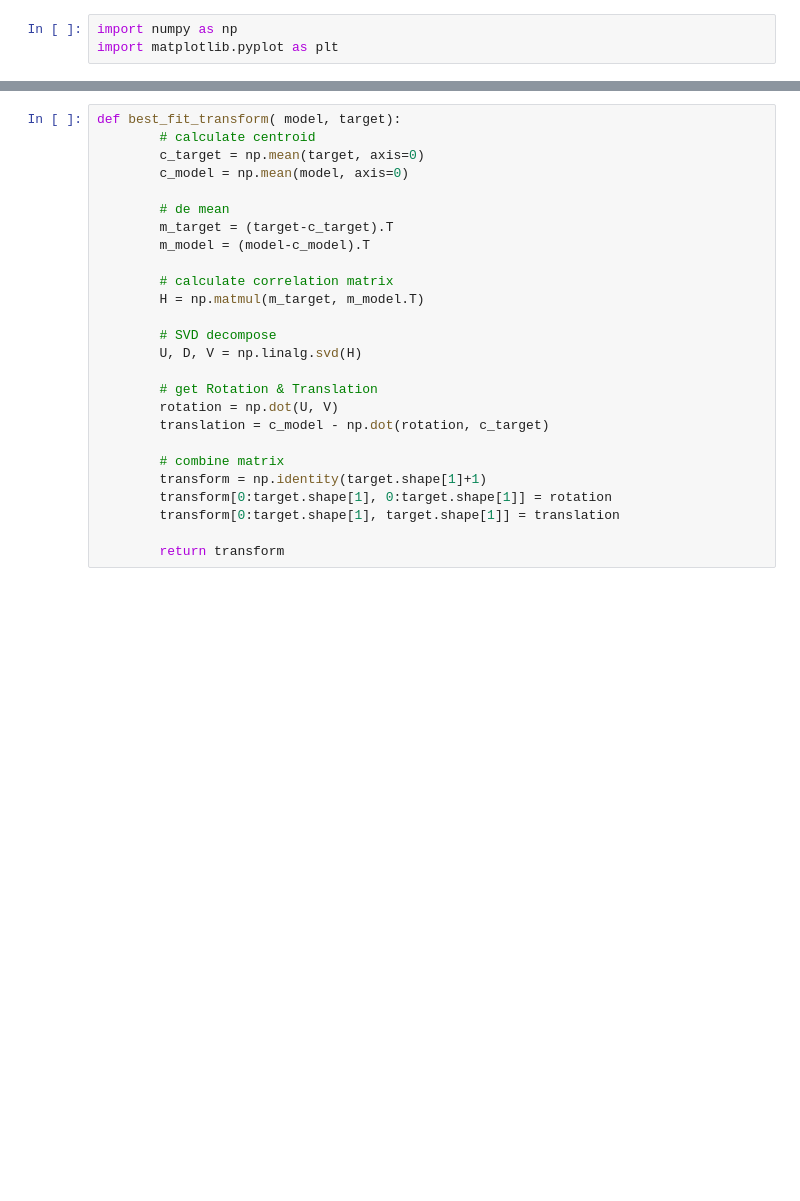
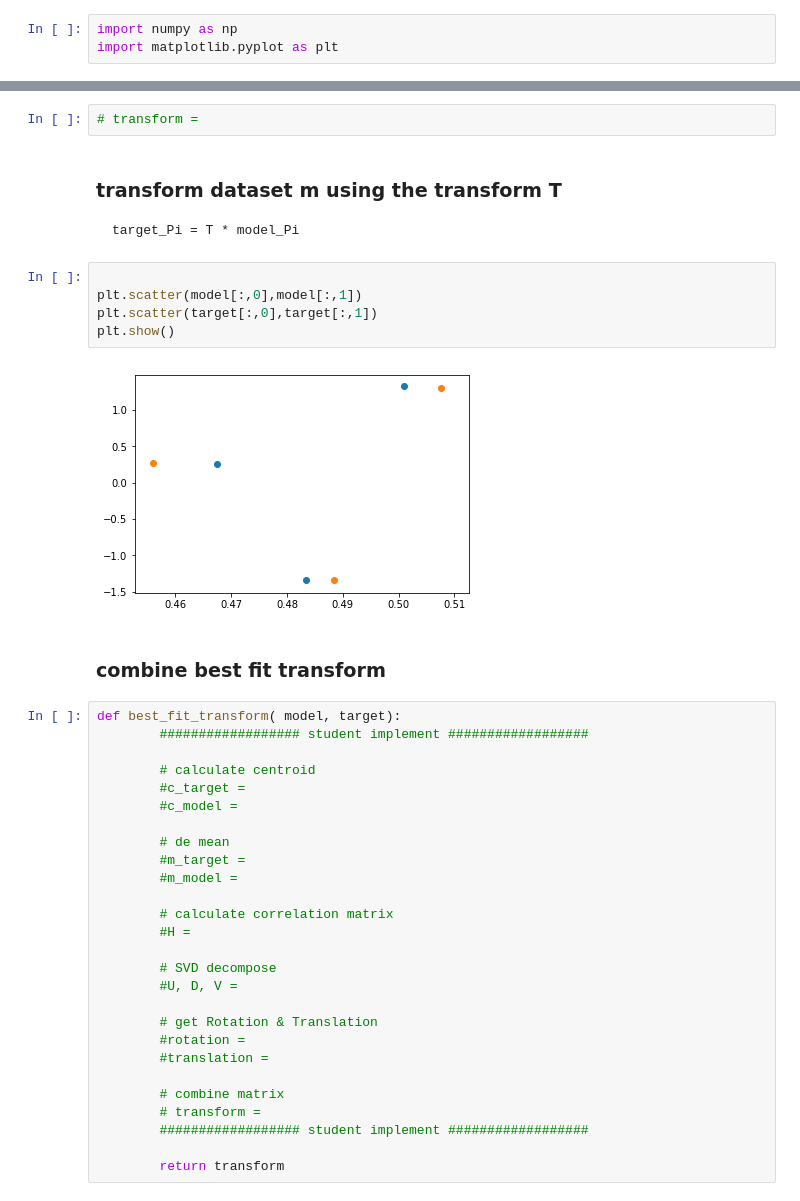
Before and after one commit to OpenPPAT/HCC-Lab-2020, a Jupyter notebook: 03-ICP-apriltag-gate/catkin_ws/src/icp/src/icp-2d.ipynb, the cells around one changed output, grey strips where cells are left out. Drawn from its saved outputs; the diff is of its cells as text; blank space fills up the shorter version.

```diff
--- a/03-ICP-apriltag-gate/catkin_ws/src/icp/src/icp-2d.ipynb
+++ b/03-ICP-apriltag-gate/catkin_ws/src/icp/src/icp-2d.ipynb
@@ -27,26 +90,41 @@ plt.show()
+# %%
+# transform =
+# %% [markdown]
+### transform dataset m using the transform T
+    target_Pi = T * model_Pi
+# %%
+
+plt.scatter(model[:,0],model[:,1])
+plt.scatter(target[:,0],target[:,1])
+plt.show()
+# %% [output]
+[figure, added]
+# %% [markdown]
+### combine best fit transform
 # %%
 def best_fit_transform( model, target):
+        ################## student implement ##################
+
         # calculate centroid
-        c_target = np.mean(target, axis=0)
-        c_model = np.mean(model, axis=0)
+        #c_target =
+        #c_model =
 
         # de mean
-        m_target = (target-c_target).T
-        m_model = (model-c_model).T
+        #m_target =
+        #m_model =
 
         # calculate correlation matrix
-        H = np.matmul(m_target, m_model.T)
+        #H =
 
         # SVD decompose
-        U, D, V = np.linalg.svd(H)
+        #U, D, V =
 
         # get Rotation & Translation
-        rotation = np.dot(U, V)
-        translation = c_model - np.dot(rotation, c_target)
+        #rotation =
+        #translation =
 
         # combine matrix
-        transform = np.identity(target.shape[1]+1)
-        transform[0:target.shape[1], 0:target.shape[1]] = rotation
-        transform[0:target.shape[1], target.shape[1]] = translation
+        # transform =
+        ################## student implement ##################
 
         return transform
```
Also changed, not shown: parts of 16 cells of this notebook, 3 other files.
